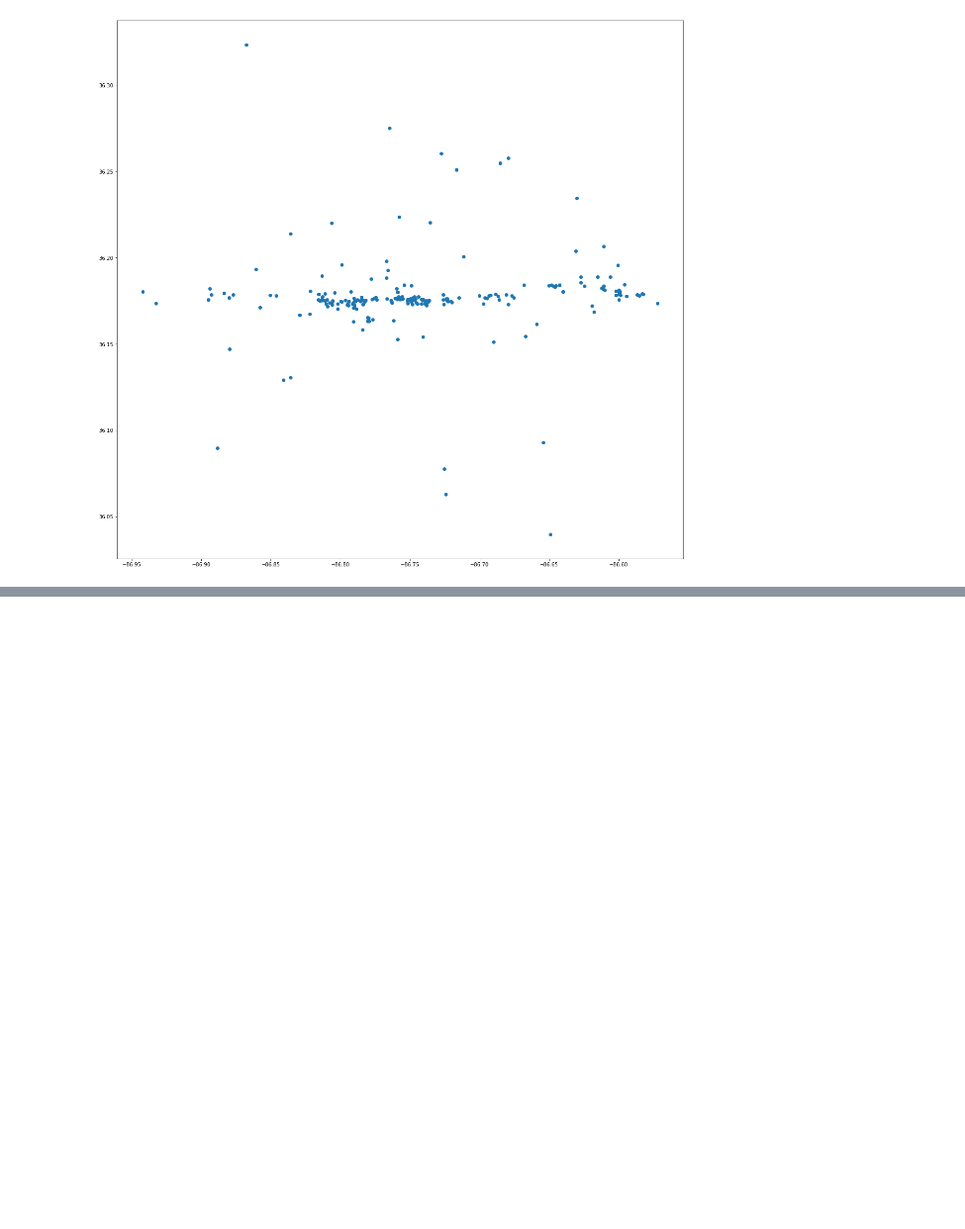
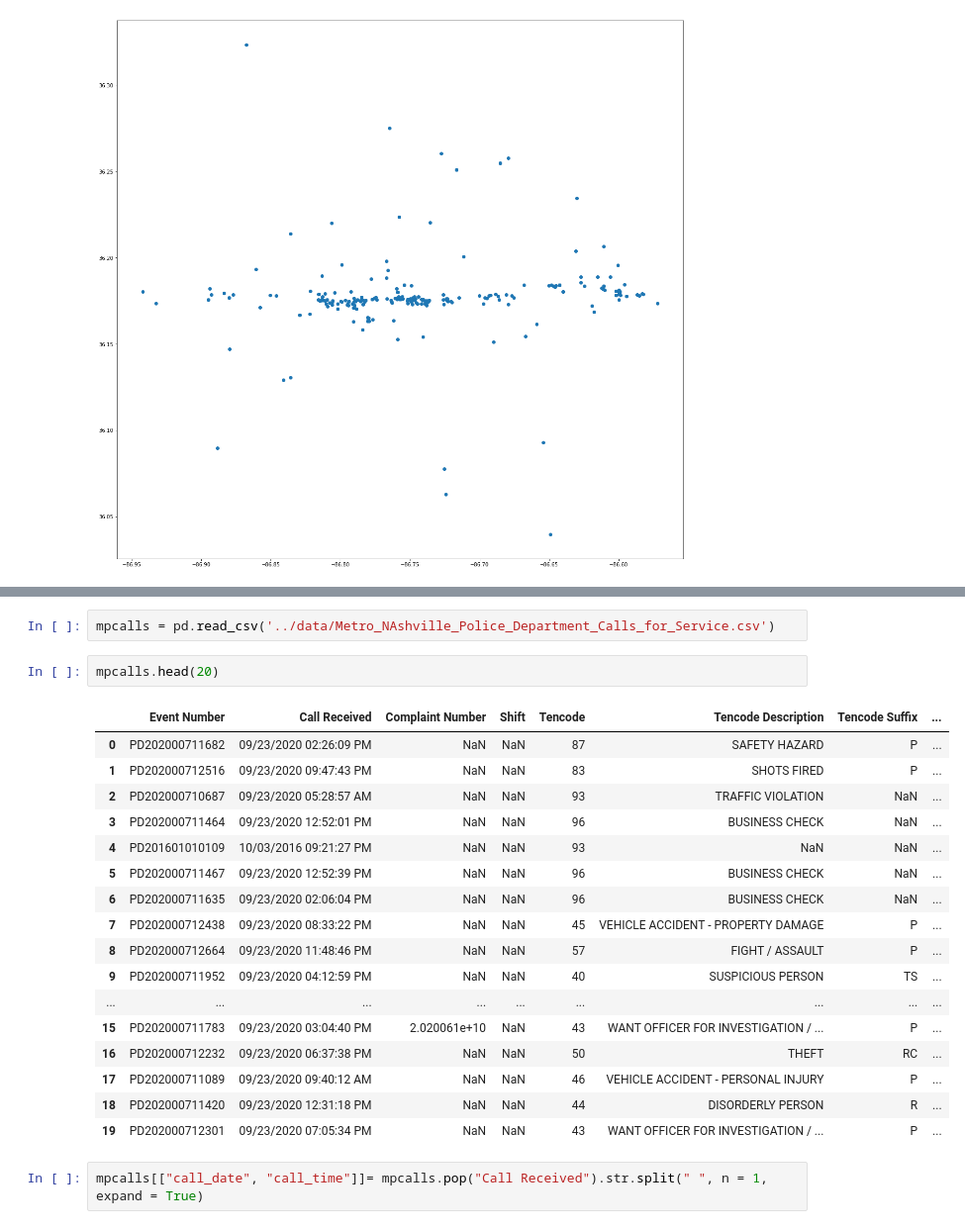
Before and after one commit to MrBardot/NSS-DDA2-metro-nashville-emergency, a Jupyter notebook: Untitled Folder/metro_comm_posey.ipynb, the cells around one changed output, grey strips where cells are left out. Shown: that part at 99% size. Drawn from its saved outputs; the diff is of its cells as text; blank space fills up the shorter version.

```diff
--- a/Untitled Folder/metro_comm_posey.ipynb
+++ b/Untitled Folder/metro_comm_posey.ipynb
@@ -706,0 +697,24 @@ zipcodes_all
+# %%
+mpcalls = pd.read_csv('../data/Metro_NAshville_Police_Department_Calls_for_Service.csv')
+# %%
+mpcalls.head(20)
+# %% [output]
+|  | Event Number | Call Received | Complaint Number | Shift | Tencode | Tencode Description | Tencode Suffix | ... |
+| 0 | PD202000711682 | 09/23/2020 02:26:09 PM | NaN | NaN | 87 | SAFETY HAZARD | P | ... |
+| 1 | PD202000712516 | 09/23/2020 09:47:43 PM | NaN | NaN | 83 | SHOTS FIRED | P | ... |
+| 2 | PD202000710687 | 09/23/2020 05:28:57 AM | NaN | NaN | 93 | TRAFFIC VIOLATION | NaN | ... |
+| 3 | PD202000711464 | 09/23/2020 12:52:01 PM | NaN | NaN | 96 | BUSINESS CHECK | NaN | ... |
+| 4 | PD201601010109 | 10/03/2016 09:21:27 PM | NaN | NaN | 93 | NaN | NaN | ... |
+| 5 | PD202000711467 | 09/23/2020 12:52:39 PM | NaN | NaN | 96 | BUSINESS CHECK | NaN | ... |
+| 6 | PD202000711635 | 09/23/2020 02:06:04 PM | NaN | NaN | 96 | BUSINESS CHECK | NaN | ... |
+| 7 | PD202000712438 | 09/23/2020 08:33:22 PM | NaN | NaN | 45 | VEHICLE ACCIDENT - PROPERTY DAMAGE | P | ... |
+| 8 | PD202000712664 | 09/23/2020 11:48:46 PM | NaN | NaN | 57 | FIGHT / ASSAULT | P | ... |
+| 9 | PD202000711952 | 09/23/2020 04:12:59 PM | NaN | NaN | 40 | SUSPICIOUS PERSON | TS | ... |
+| ... | ... | ... | ... | ... | ... | ... | ... | ... |
+| 15 | PD202000711783 | 09/23/2020 03:04:40 PM | 2.020061e+10 | NaN | 43 | WANT OFFICER FOR INVESTIGATION / ... | P | ... |
+| 16 | PD202000712232 | 09/23/2020 06:37:38 PM | NaN | NaN | 50 | THEFT | RC | ... |
+| 17 | PD202000711089 | 09/23/2020 09:40:12 AM | NaN | NaN | 46 | VEHICLE ACCIDENT - PERSONAL INJURY | P | ... |
+| 18 | PD202000711420 | 09/23/2020 12:31:18 PM | NaN | NaN | 44 | DISORDERLY PERSON | R | ... |
+| 19 | PD202000712301 | 09/23/2020 07:05:34 PM | NaN | NaN | 43 | WANT OFFICER FOR INVESTIGATION / ... | P | ... |
+# %%
+mpcalls[["call_date", "call_time"]]= mpcalls.pop("Call Received").str.split(" ", n = 1, expand = True)
```
Also changed, not shown: parts of 31 cells of this notebook, 1 other file.
